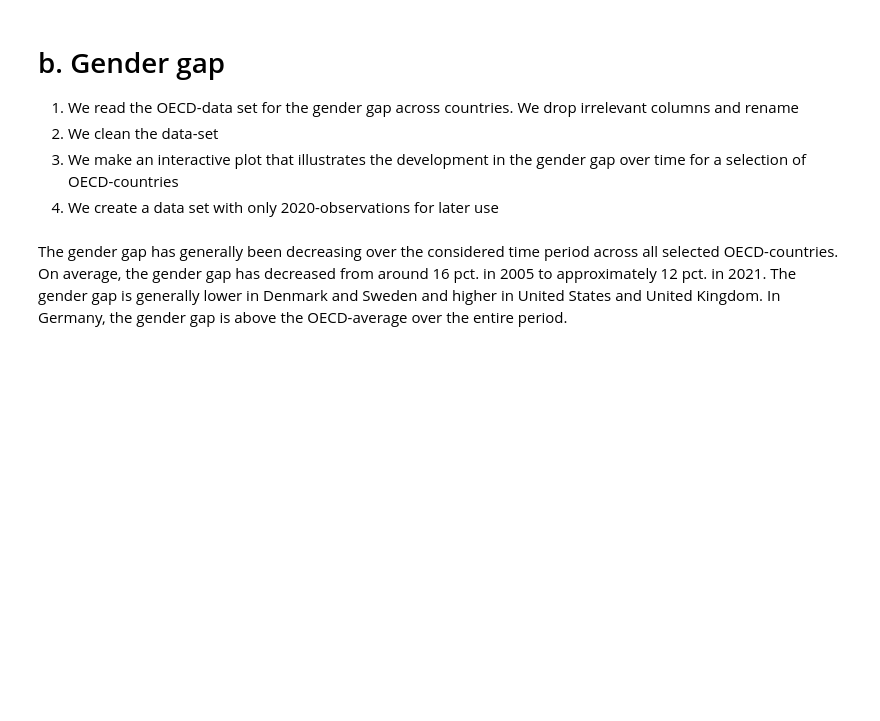
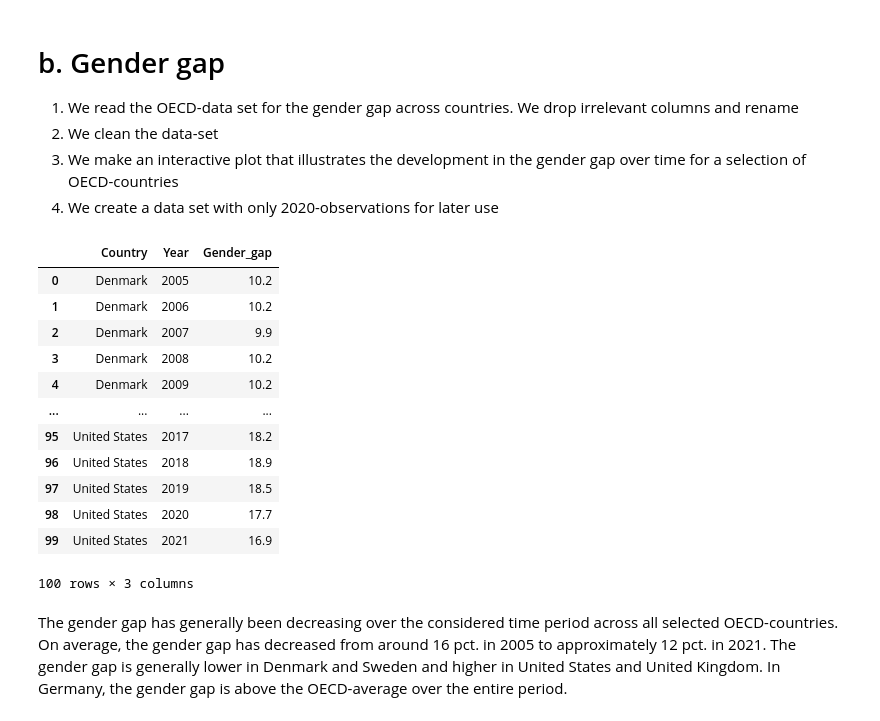
Before and after one commit to NumEconCopenhagen/projects-2023-aca, a Jupyter notebook: dataproject/dataproject.ipynb, the cells around one changed output. Saved outputs shown, nothing was run; the diff lists cells and outputs as text; code cells hidden in the pictures; blank space fills up the shorter version.

```diff
--- a/dataproject/dataproject.ipynb
+++ b/dataproject/dataproject.ipynb
@@ -64,8 +64,25 @@ df_gg.reset_index(inplace = True, drop = True) # Drop old index too
 # %%
 # Country specific dataset
 countries = ['Denmark', 'United States', 'Sweden','Germany','United Kingdom','OECD countries']
 df_c_g = df_gg[df_gg['Country'].isin(countries)]
 df_c_g = df_c_g.round(1)
+# Reset old index
+df_c_g.reset_index(inplace = True, drop = True) # Drop old index too
+df_c_g
+# %% [output]
+|  | Country | Year | Gender_gap |
+| 0 | Denmark | 2005 | 10.2 |
+| 1 | Denmark | 2006 | 10.2 |
+| 2 | Denmark | 2007 | 9.9 |
+| 3 | Denmark | 2008 | 10.2 |
+| 4 | Denmark | 2009 | 10.2 |
+| ... | ... | ... | ... |
+| 95 | United States | 2017 | 18.2 |
+| 96 | United States | 2018 | 18.9 |
+| 97 | United States | 2019 | 18.5 |
+| 98 | United States | 2020 | 17.7 |
+| 99 | United States | 2021 | 16.9 |
+100 rows × 3 columns
 # %%
 # Times series plot of the Gender Gap
 import plotly.graph_objects as go
```
Also changed, not shown: 9 other files.
